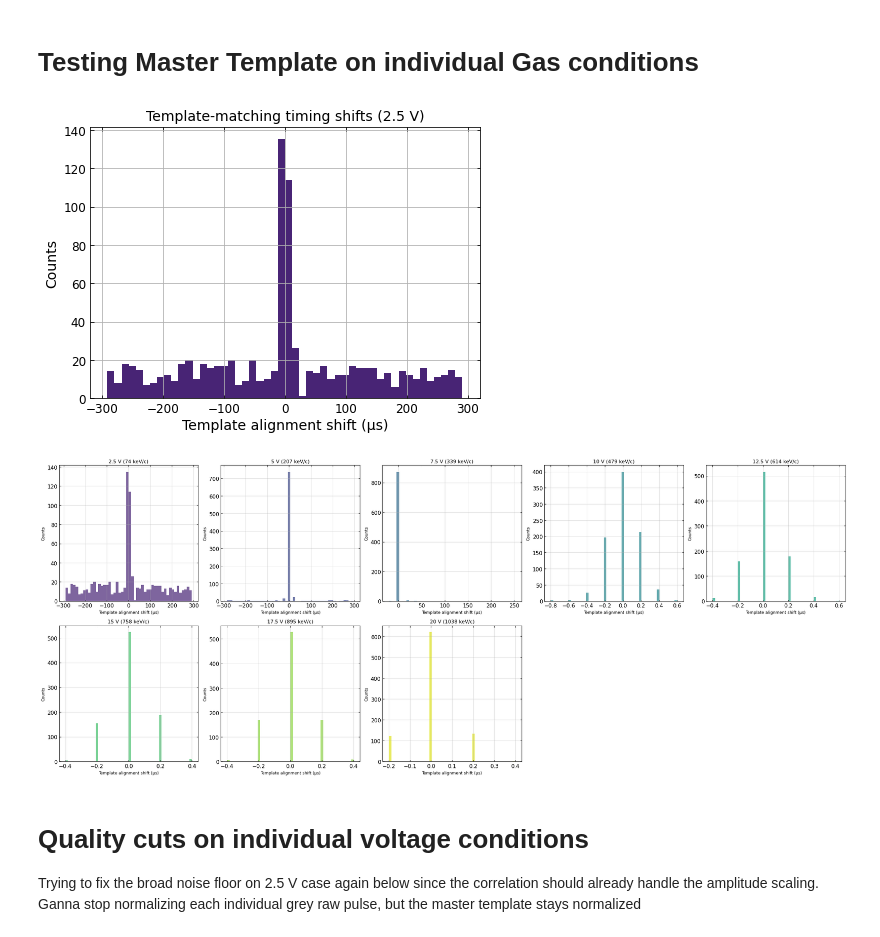
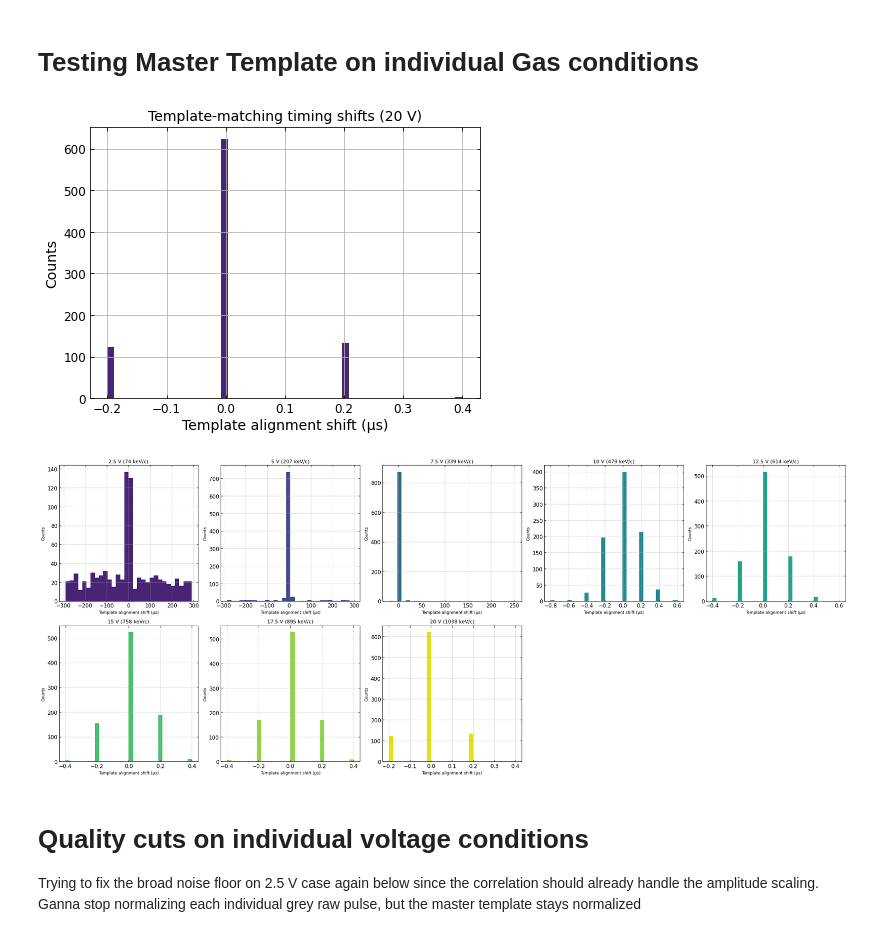
Before and after one commit to JBaeza-Rubio/Gas-collisions-time-resolution, a Jupyter notebook: 20260320_sphere_20260215_impulse_calibration.ipynb, the cells around one changed output. Saved outputs shown, nothing was run; the diff lists cells and outputs as text; code cells hidden in the pictures.

```diff
--- a/20260320_sphere_20260215_impulse_calibration.ipynb
+++ b/20260320_sphere_20260215_impulse_calibration.ipynb
@@ -1500,11 +1499,11 @@ master_template /= np.max(np.abs(master_template)) ### /= division operator
 # corr = np.correlate(pulse_norm, master_template, mode='full')
 # best_shift = np.argmax(corr) - (len(master_template)-1)
 # %%
-master_template = templates[-1]
+# master_template = templates[-1] ###this is the last element of templates, overwrites the universal template we made above. idk why i used this at one point
 # %%
 
 
-ps_test = all_ps_combined[0] ##starting with 2.5 v let [0]. change to [7] when you need 20 V
+ps_test = all_ps_combined[7] ##starting with 2.5 v let [0]. change to [7] when you need 20 V
 
 time_shifts = []
 
@@ -1521,21 +1520,22 @@ for pulse in ps_test:
 time_shifts = np.array(time_shifts)
 time_shifts_us = time_shifts * 0.2 ###contains template alignment timing corrections
 # %%
+### Plots residuals
 ###RECALL, PS DEFINED IN ABOVE CELL
-##CURRENTLY SET TO 2.5 V CONDITION
+##CURRENTLY SET TO 20 V CONDITION
 
 plt.figure(figsize=(7,5))
 plt.hist(time_shifts_us, bins=50)
 
 plt.xlabel('Template alignment shift (μs)')
 plt.ylabel('Counts')
-plt.title('Template-matching timing shifts (2.5 V)')
+plt.title('Template-matching timing shifts (20 V)')
 # plt.ylim(0,25)
 # plt.xlim(-)
 plt.grid(True)
 plt.show()
 # %% [output]
-[figure, old version]
+[figure, new version]
 # %%
 ####Cycles through all voltage conditions now to plot the same as above but in one subplot
 
@@ -1573,24 +1573,25 @@ for v_idx in range(len(voltages)):
     # corr_threshold = 0.6
     # good_peaks = corr_peaks > corr_threshold
 
-    ax.hist(time_shifts_us, bins=50, color=colors[v_idx], alpha=0.7)
+    ax.hist(time_shifts_us, bins=30, color=colors[v_idx]) ##bins originally at 50
     ##ax.hist(time_shifts_us[good_peaks], bins=50, color=colors[v_idx], alpha=0.7)
     ax.set_title(f'{voltages[v_idx]} V ({energies[v_idx]} keV/c)', fontsize=11)
     ax.set_xlabel('Template alignment shift (µs)', fontsize=9)
     ax.set_ylabel('Counts', fontsize=9)
+    #ax.set_xlim(-2,2)
     ax.grid(True, alpha=0.5)
 
     # Print statistics
     ###print(f'{voltages[v_idx]} V: {np.sum(good_peaks)}/{len(corr_peaks)} events pass quality cut')
 
-# Turn off the last subplot (10th panel)
+# Turns off 9th and 10th panels
 axes.flatten()[8].axis('off')
 axes.flatten()[9].axis('off')
 
 fig.tight_layout()
 plt.show()
 # %% [output]
-[figure, old version]
+[figure, new version]
 # %%
 ####when the above plots the 20 V case, we do see some side lobes at =- 2 us.
 # But our sample spacing IS 2 us, so this is a sub-sample alignment or discretization effect
```
Also changed, not shown: parts of 16 cells of this notebook.
